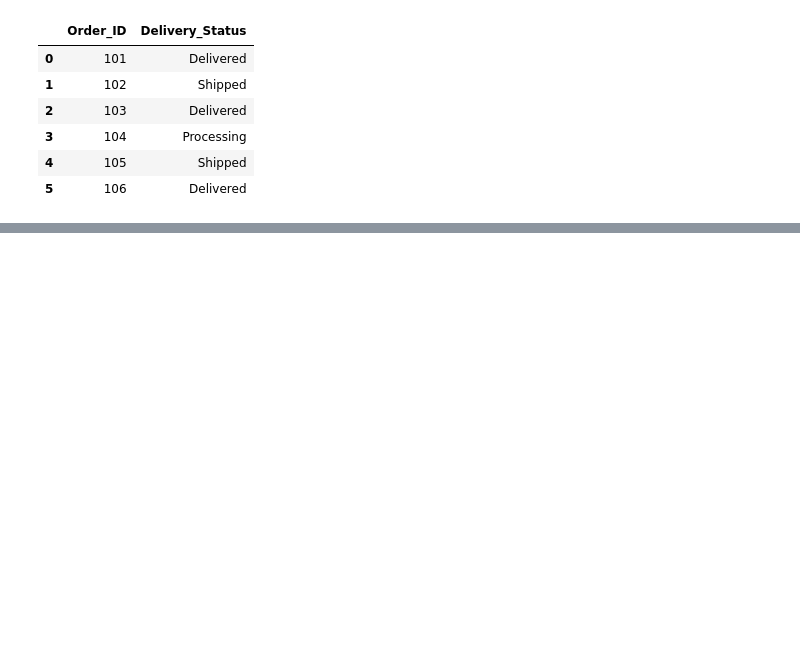
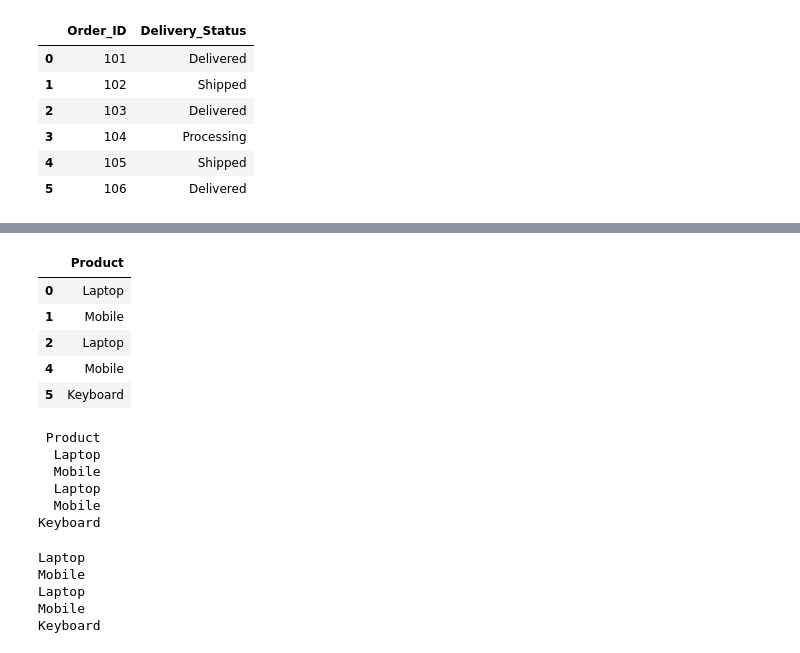
Before and after one commit to padmavathy-mca/python-essentials, a Jupyter notebook: Pandas_tasks.ipynb, the cells around one changed output, grey strips where cells are left out. Saved outputs shown, nothing was run; the diff lists cells and outputs as text; code cells hidden in the pictures; blank space fills up the shorter version.

```diff
--- a/Pandas_tasks.ipynb
+++ b/Pandas_tasks.ipynb
@@ -784,0 +794,28 @@ result
+# %%
+#Print column along with header
+df[['Product']]
+# %% [output]
+|  | Product |
+| 0 | Laptop |
+| 1 | Mobile |
+| 2 | Laptop |
+| 4 | Mobile |
+| 5 | Keyboard |
+# %%
+#Print column along with header
+print(df[['Product']].to_string(index = False))
+# %% [output]
+ Product
+  Laptop
+  Mobile
+  Laptop
+  Mobile
+Keyboard
+# %%
+print('\n'.join(df['Product'].astype(str)))
+# %% [output]
+Laptop
+Mobile
+Laptop
+Mobile
+Keyboard
```
Also changed, not shown: parts of 6 cells of this notebook, 2 other files.
